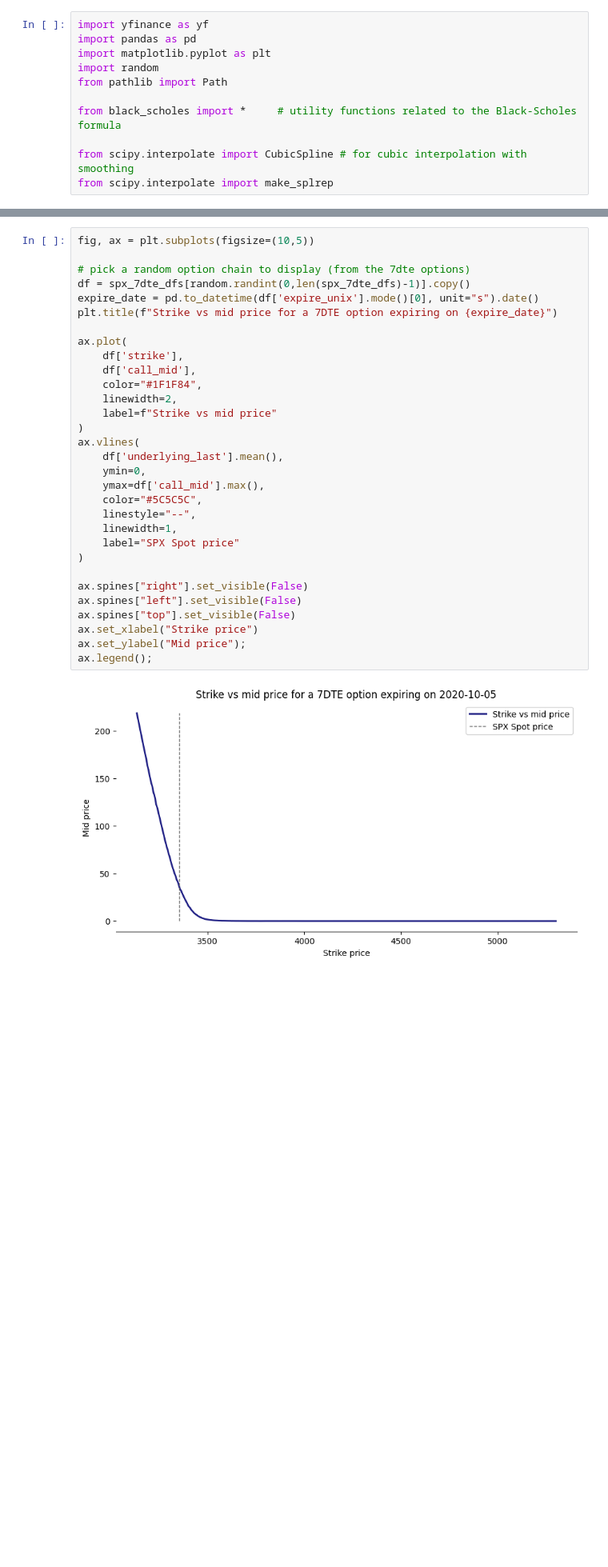
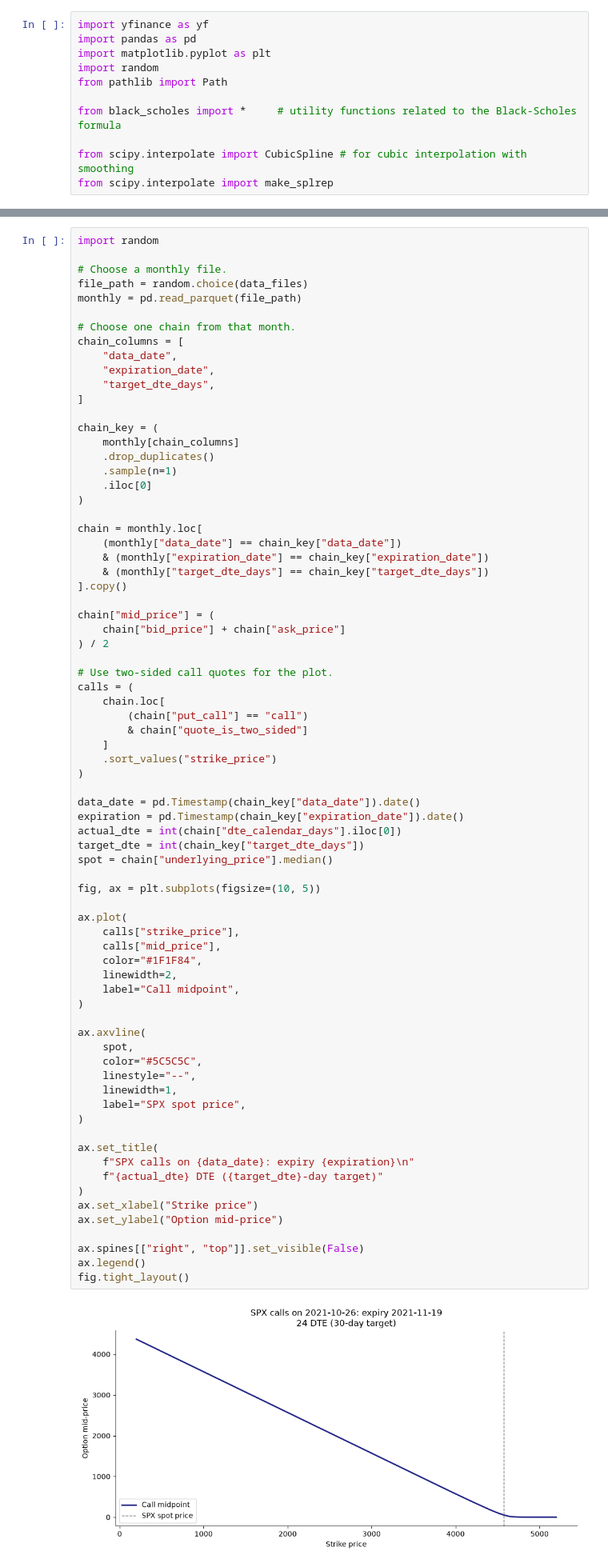
Before and after one commit to swbuchanan/implied-stock-distributions, a Jupyter notebook: project_v2.ipynb, the cells around one changed output, grey strips where cells are left out. Shown at 80% size. Drawn from its saved outputs; the diff is of its cells as text; blank space fills up the shorter version.

Commit message:
still processing data actually

```diff
--- a/project_v2.ipynb
+++ b/project_v2.ipynb
@@ -229,35 +185,78 @@ spx_df.head()
 # %%
-fig, ax = plt.subplots(figsize=(10,5))
+import random
 
-# pick a random option chain to display (from the 7dte options)
-df = spx_7dte_dfs[random.randint(0,len(spx_7dte_dfs)-1)].copy()
-expire_date = pd.to_datetime(df['expire_unix'].mode()[0], unit="s").date()
-plt.title(f"Strike vs mid price for a 7DTE option expiring on {expire_date}")
+# Choose a monthly file.
+file_path = random.choice(data_files)
+monthly = pd.read_parquet(file_path)
+
+# Choose one chain from that month.
+chain_columns = [
+    "data_date",
+    "expiration_date",
+    "target_dte_days",
+]
+
+chain_key = (
+    monthly[chain_columns]
+    .drop_duplicates()
+    .sample(n=1)
+    .iloc[0]
+)
+
+chain = monthly.loc[
+    (monthly["data_date"] == chain_key["data_date"])
+    & (monthly["expiration_date"] == chain_key["expiration_date"])
+    & (monthly["target_dte_days"] == chain_key["target_dte_days"])
+].copy()
+
+chain["mid_price"] = (
+    chain["bid_price"] + chain["ask_price"]
+) / 2
+
+# Use two-sided call quotes for the plot.
+calls = (
+    chain.loc[
+        (chain["put_call"] == "call")
+        & chain["quote_is_two_sided"]
+    ]
+    .sort_values("strike_price")
+)
+
+data_date = pd.Timestamp(chain_key["data_date"]).date()
+expiration = pd.Timestamp(chain_key["expiration_date"]).date()
+actual_dte = int(chain["dte_calendar_days"].iloc[0])
+target_dte = int(chain_key["target_dte_days"])
+spot = chain["underlying_price"].median()
+
+fig, ax = plt.subplots(figsize=(10, 5))
 
 ax.plot(
-    df['strike'],
-    df['call_mid'],
+    calls["strike_price"],
+    calls["mid_price"],
     color="#1F1F84",
     linewidth=2,
-    label=f"Strike vs mid price"
+    label="Call midpoint",
 )
-ax.vlines(
-    df['underlying_last'].mean(),
-    ymin=0,
-    ymax=df['call_mid'].max(),
+
+ax.axvline(
+    spot,
     color="#5C5C5C",
     linestyle="--",
     linewidth=1,
-    label="SPX Spot price"
+    label="SPX spot price",
 )
 
-ax.spines["right"].set_visible(False)
-ax.spines["left"].set_visible(False)
-ax.spines["top"].set_visible(False)
+ax.set_title(
+    f"SPX calls on {data_date}: expiry {expiration}\n"
+    f"{actual_dte} DTE ({target_dte}-day target)"
+)
 ax.set_xlabel("Strike price")
-ax.set_ylabel("Mid price");
-ax.legend();
+ax.set_ylabel("Option mid-price")
+
+ax.spines[["right", "top"]].set_visible(False)
+ax.legend()
+fig.tight_layout()
 # %% [output]
-[figure, old version]
+[figure, new version]
 # %% [markdown]
 Since the scale of this plot is large, this curve may appear smooth, but it is likely that it contains small irregularities.
```
Also changed, not shown: parts of 13 cells of this notebook, 4 other files.
